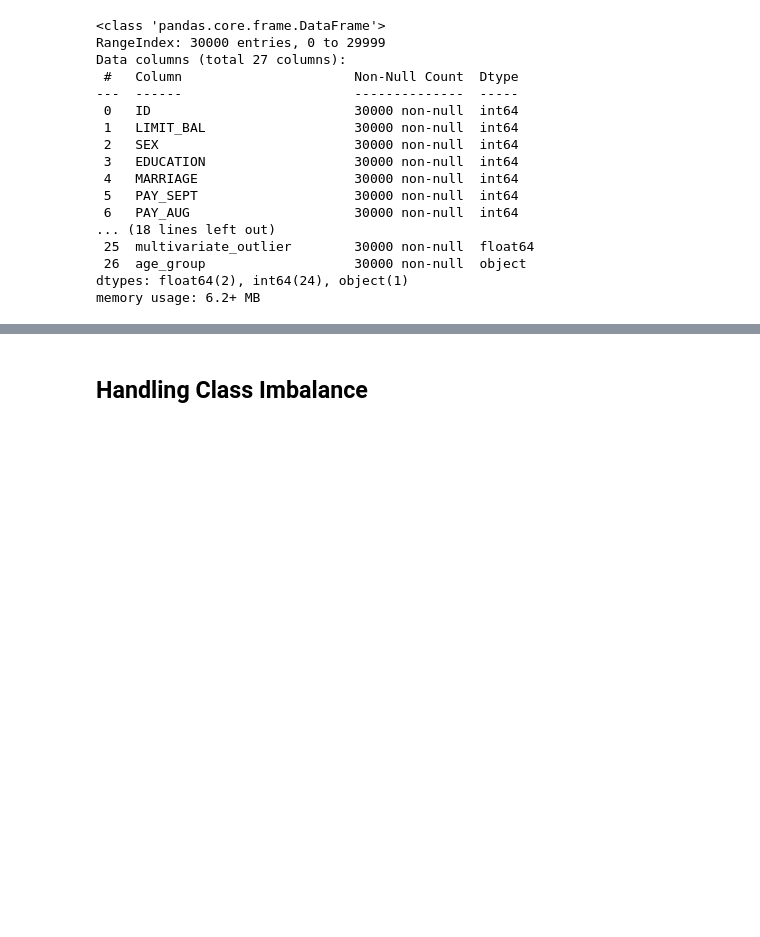
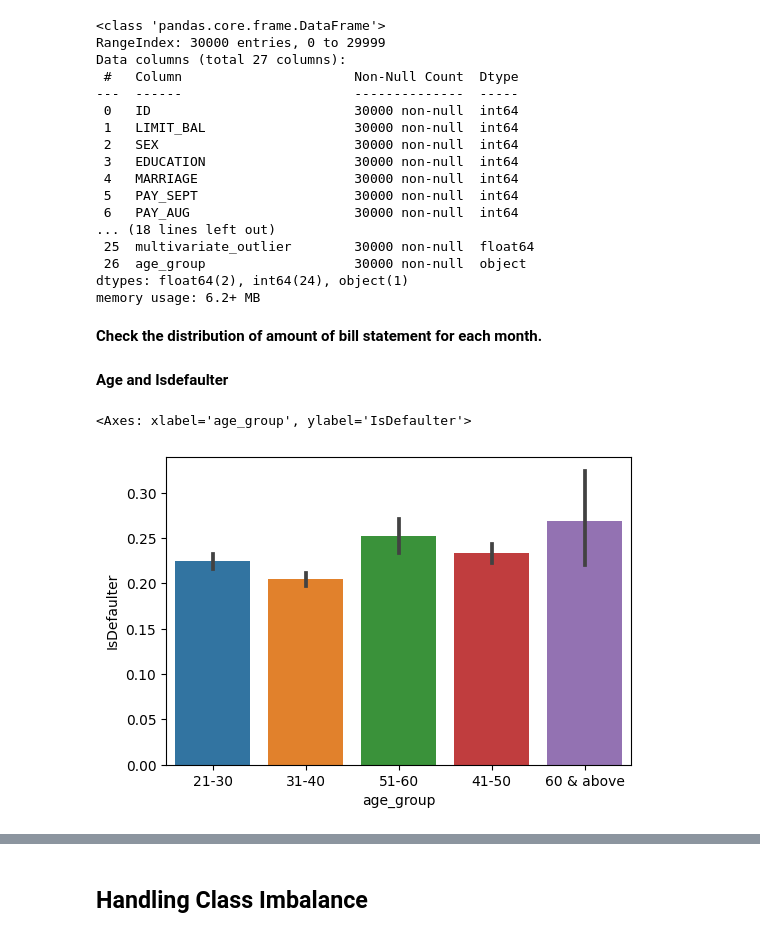
Before and after one commit to Kalpesh-Rajput/-Credit_Card_Default_Prediction, a Jupyter notebook: KR_|_Credit_Card_Default_Prediction.ipynb, the cells around one changed output, grey strips where cells are left out. Drawn from its saved outputs; the diff is of its cells as text; code cells hidden in the pictures; blank space fills up the shorter version.

```diff
--- a/KR_|_Credit_Card_Default_Prediction.ipynb
+++ b/KR_|_Credit_Card_Default_Prediction.ipynb
@@ -831,3 +832,14 @@ Data columns (total 27 columns):
  26  age_group                   30000 non-null  object
 dtypes: float64(2), int64(24), object(1)
 memory usage: 6.2+ MB
+# %% [markdown]
+**Check the distribution of amount of bill statement for each month.**
+# %% [markdown]
+**Age and Isdefaulter**
+# %%
+
+plt.figure(figsize = (6,4))
+sns.barplot(x = 'age_group' , y = 'IsDefaulter' , data = df)
+# %% [output]
+<Axes: xlabel='age_group', ylabel='IsDefaulter'>
+[figure, added]
```
Also changed, not shown: parts of 33 cells of this notebook.
